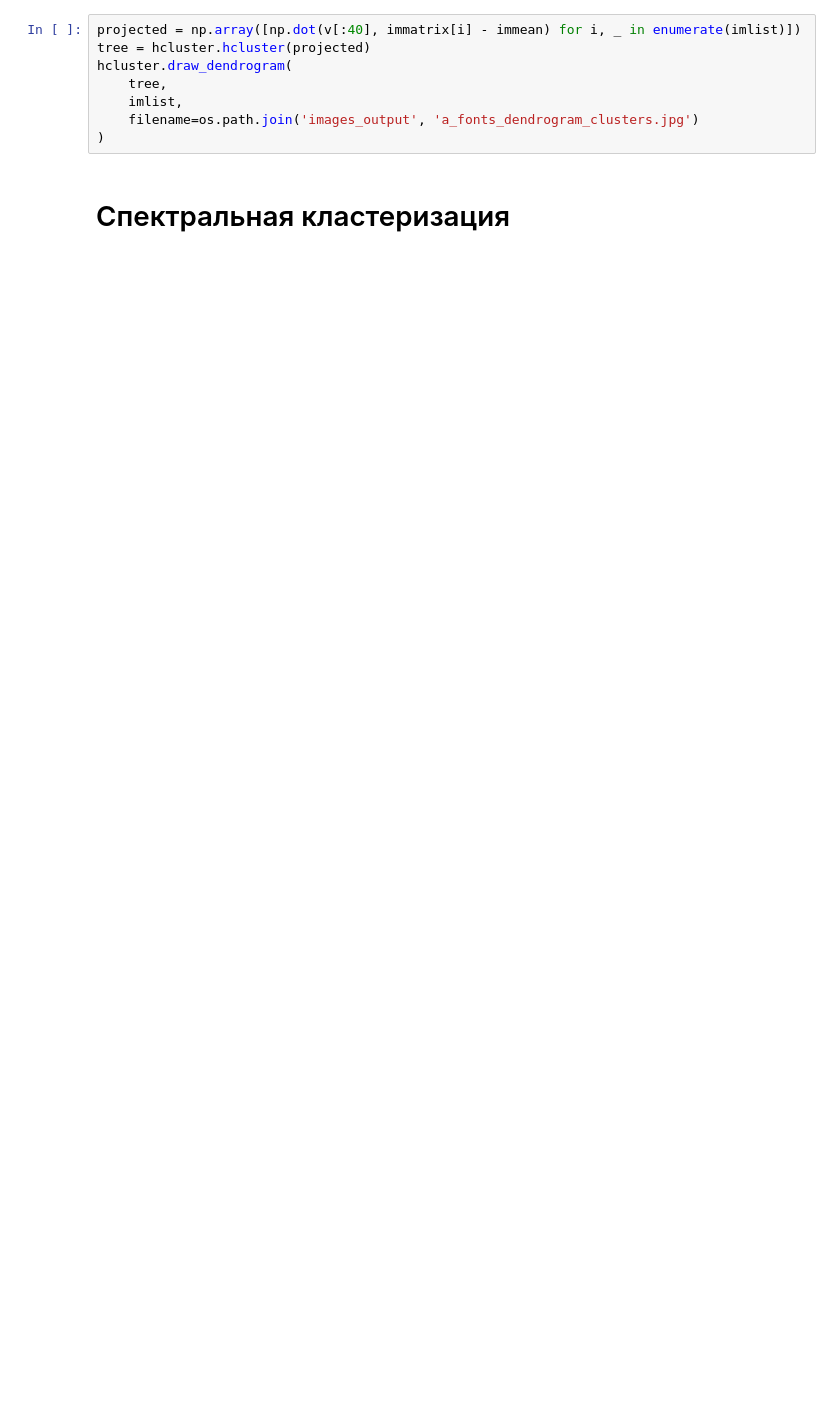
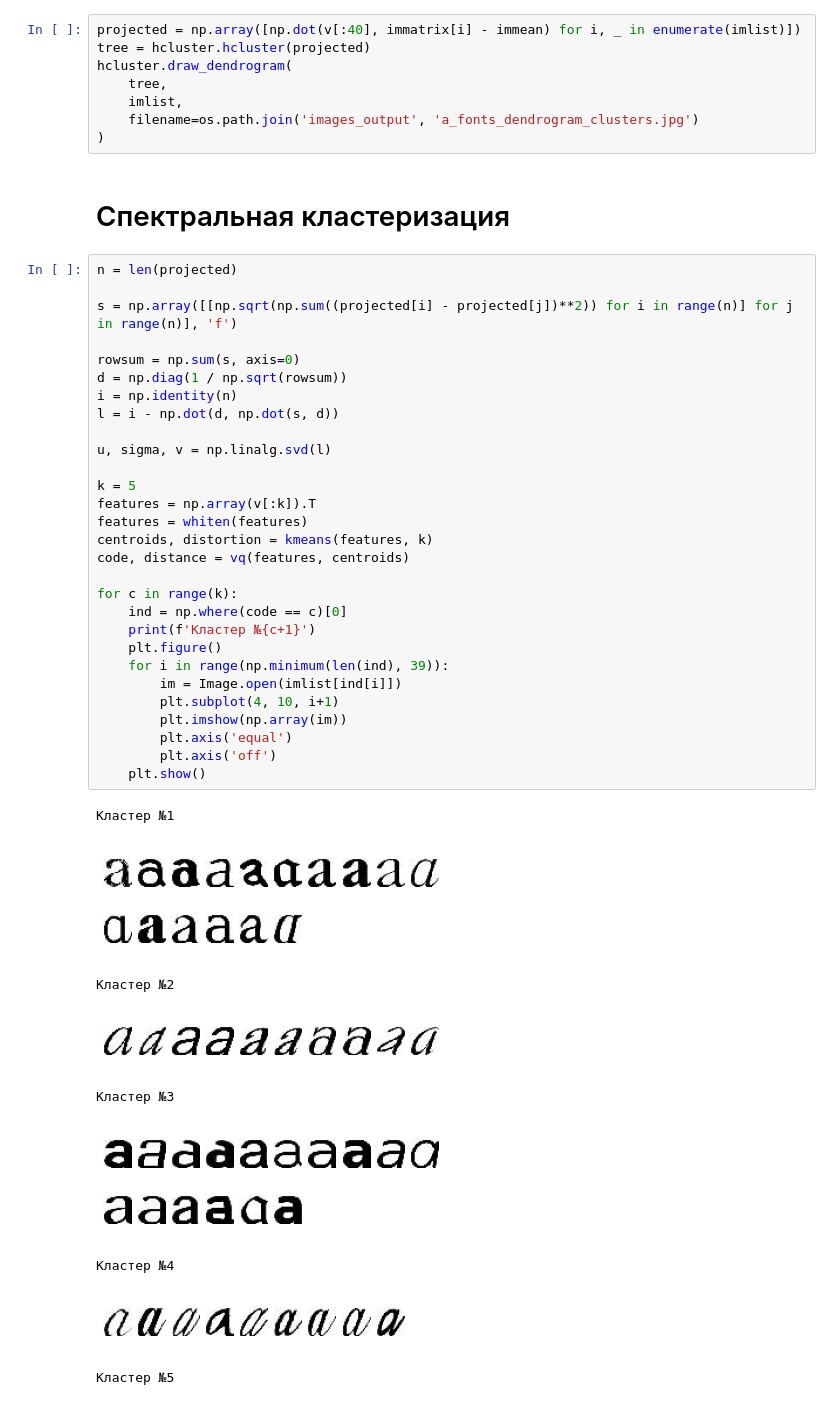
Before and after one commit to mualal/computer-vision-with-python, a Jupyter notebook: 6_clustering_images.ipynb, the cells around one changed output. Cells and saved outputs as stored; diff of their text form; blank space fills up the shorter version.

```diff
--- a/6_clustering_images.ipynb
+++ b/6_clustering_images.ipynb
@@ -189,3 +198,42 @@ hcluster.draw_dendrogram(
 )
 # %% [markdown]
 # Спектральная кластеризация
+# %%
+n = len(projected)
+
+s = np.array([[np.sqrt(np.sum((projected[i] - projected[j])**2)) for i in range(n)] for j in range(n)], 'f')
+
+rowsum = np.sum(s, axis=0)
+d = np.diag(1 / np.sqrt(rowsum))
+i = np.identity(n)
+l = i - np.dot(d, np.dot(s, d))
+
+u, sigma, v = np.linalg.svd(l)
+
+k = 5
+features = np.array(v[:k]).T
+features = whiten(features)
+centroids, distortion = kmeans(features, k)
+code, distance = vq(features, centroids)
+
+for c in range(k):
+    ind = np.where(code == c)[0]
+    print(f'Кластер №{c+1}')
+    plt.figure()
+    for i in range(np.minimum(len(ind), 39)):
+        im = Image.open(imlist[ind[i]])
+        plt.subplot(4, 10, i+1)
+        plt.imshow(np.array(im))
+        plt.axis('equal')
+        plt.axis('off')
+    plt.show()
+# %% [output]
+Кластер №1
+[figure, added]
+Кластер №2
+[figure, added]
+Кластер №3
+[figure, added]
+Кластер №4
+[figure, added]
+Кластер №5
```
Also changed, not shown: parts of 8 cells of this notebook, 13 other files.
